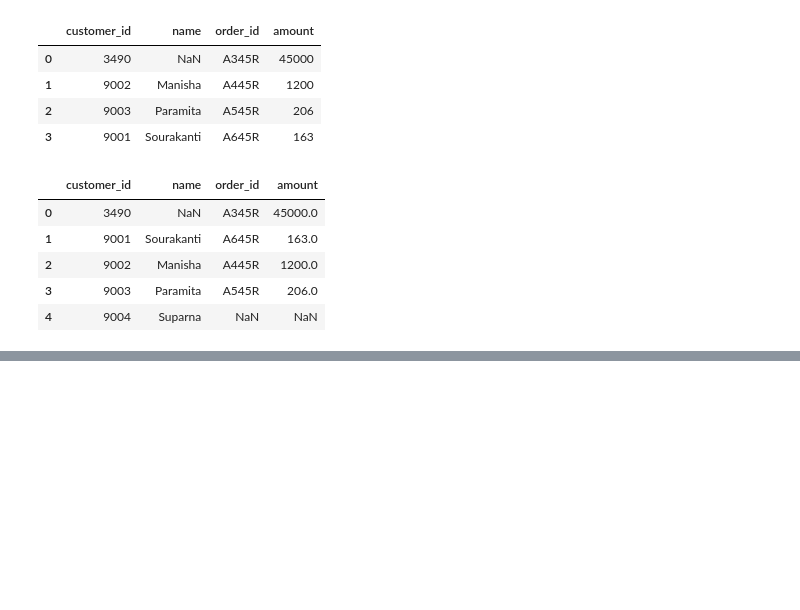
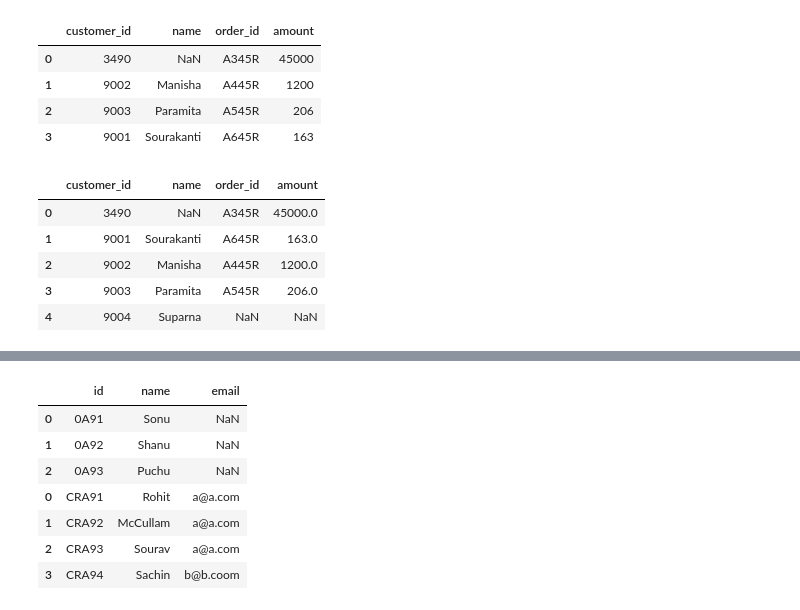
Before and after one commit to Sonu64/Prime_AI_ML, a Jupyter notebook: Module_13_Pandas_02/pandas_2.ipynb, the cells around one changed output, grey strips where cells are left out. Cells and saved outputs as stored; diff of their text form; code cells hidden in the pictures; blank space fills up the shorter version.

Commit message:
Learnt DataFrame concatenation in Pandas and finished both Pandas Modules. (Pandas_01 and Pandas_02). Pandas over ! 🐼

```diff
--- a/Module_13_Pandas_02/pandas_2.ipynb
+++ b/Module_13_Pandas_02/pandas_2.ipynb
@@ -629,3 +629,15 @@ outer_joined
 | 2 | 9002 | Manisha | A445R | 1200.0 |
 | 3 | 9003 | Paramita | A545R | 206.0 |
 | 4 | 9004 | Suparna | NaN | NaN |
+# %%
+# Concatenating Dataframes in Pandas
+df1 = pd.DataFrame({
+    "id":['0A91','0A92','0A93'],
+    "name":['Sonu', 'Shanu', 'Puchu']
+})
+
+df2 = pd.DataFrame({
+    "id":['CRA91','CRA92','CRA93','CRA94'],
+    "name":['Rohit', 'McCullam', 'Sourav', 'Sachin'],
+    'email':["a@a.com","a@a.com","a@a.com", "b@b.coom"]
+}) # One extra data in df2
@@ -631,0 +659,12 @@ outer_joined
+# %%
+#..Rowwise Concatenation -> Stack down 2nd df below 1st df {By default, axis=0} Put dfs vertically stacked.
+pd.concat([df1, df2]) # Original indices maintained, so 0 1 2 for 1st df...then again 0 1 2 3 for 2nd df
+# %% [output]
+|  | id | name | email |
+| 0 | 0A91 | Sonu | NaN |
+| 1 | 0A92 | Shanu | NaN |
+| 2 | 0A93 | Puchu | NaN |
+| 0 | CRA91 | Rohit | a@a.com |
+| 1 | CRA92 | McCullam | a@a.com |
+| 2 | CRA93 | Sourav | a@a.com |
+| 3 | CRA94 | Sachin | b@b.coom |
```
Also changed, not shown: parts of 6 cells of this notebook.
